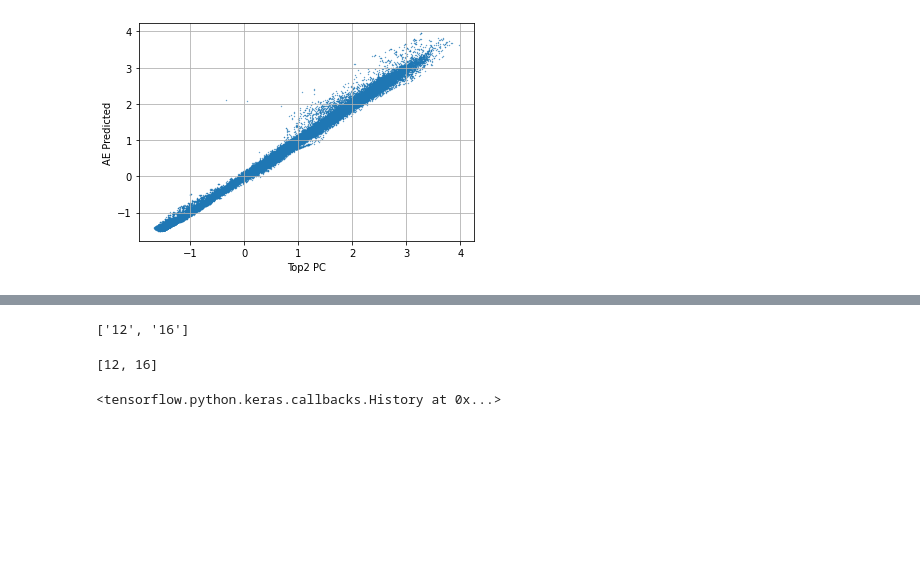
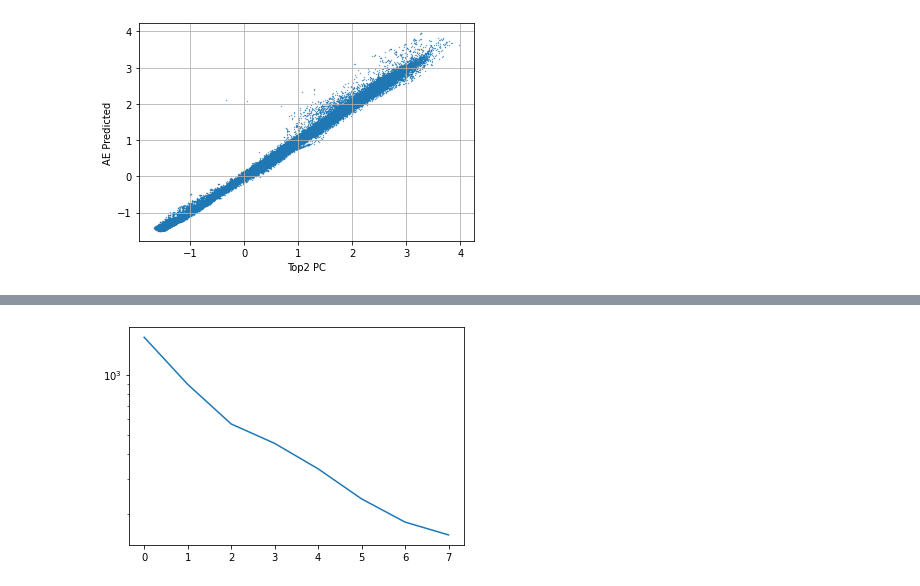
Before and after one commit to ViskaWei/AE, a Jupyter notebook: nb/FT_ae_ms.ipynb, the cells around one changed output, grey strips where cells are left out. Saved outputs shown, nothing was run; the diff lists cells and outputs as text; code cells hidden in the pictures; blank space fills up the shorter version.

```diff
--- a/nb/FT_ae_ms.ipynb
+++ b/nb/FT_ae_ms.ipynb
@@ -226,12 +190,10 @@ s="12,16"
-# %%
-s.split(",")
-# %% [output]
-['12', '16']
-# %%
-[int(item) for item in s.split(',')]
-# %% [output]
-[12, 16]
-# %%
-mm.model.history.his
-# %% [output]
-<tensorflow.python.keras.callbacks.History at 0x...>
+# %%
+en32 = mm.encoder.predict(data)
+# %%
+s =np.linalg.svd(en32, compute_uv=False)
+# %%
+plt.plot( s )
+# plt.xscale('log')
+plt.yscale('log')
+# %% [output]
+[figure, added]
```
Also changed, not shown: parts of 7 cells of this notebook, 5 other files.
